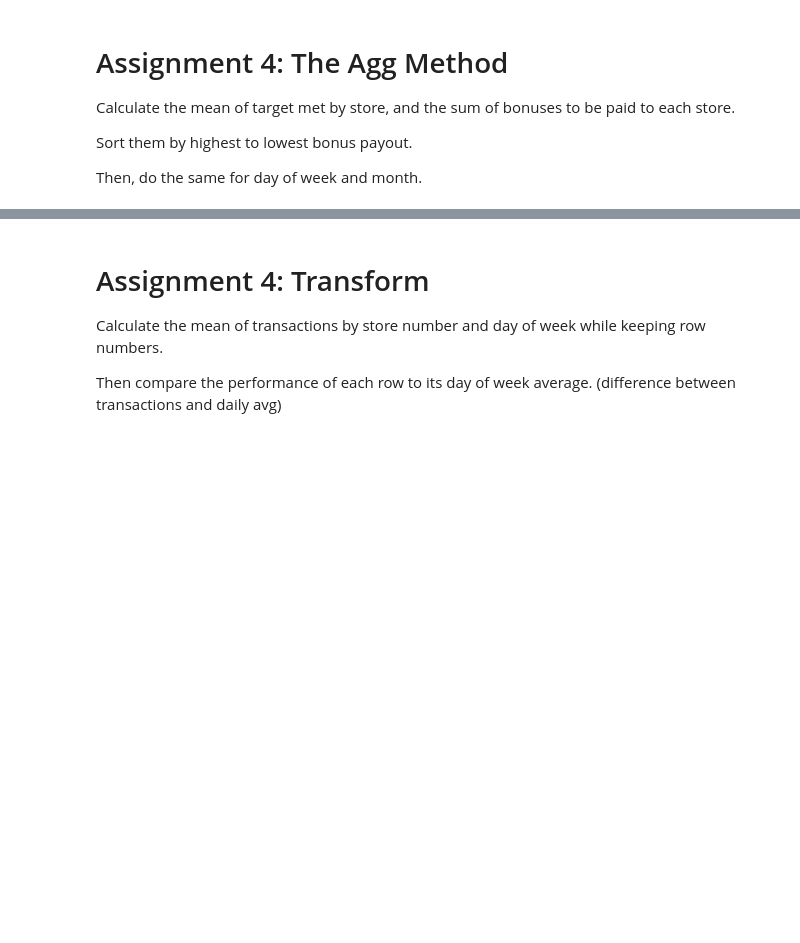
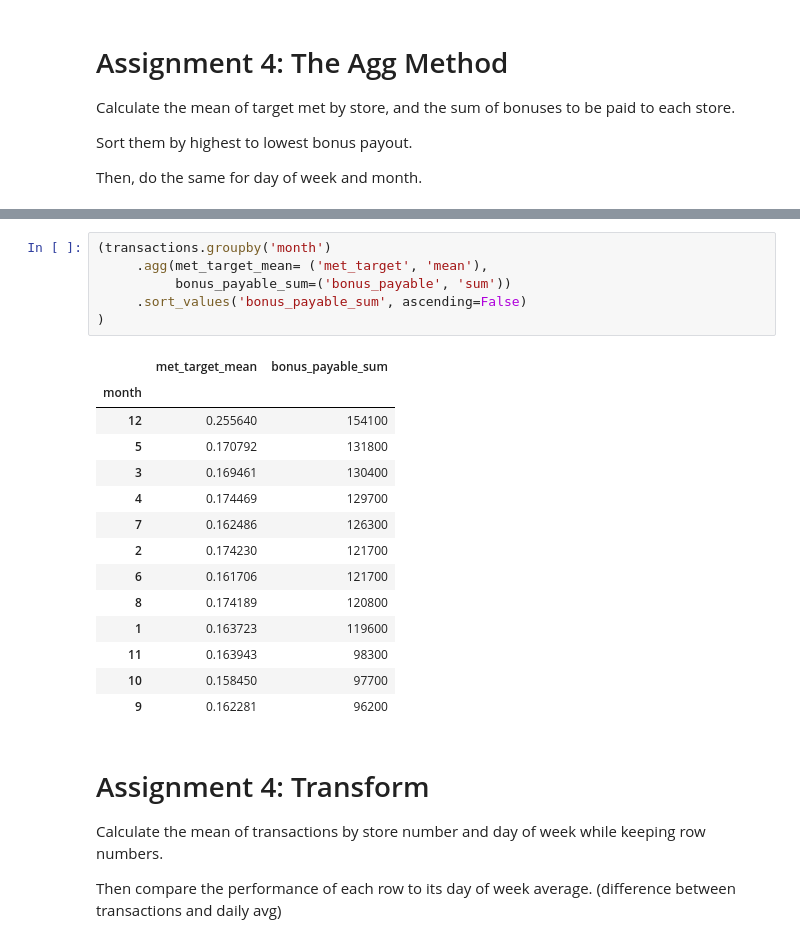
Before and after one commit to Pouria7gh/NumPy_Pandas, a Jupyter notebook: 3_ Aggregating_DataFrames/section04_aggregations.ipynb, the cells around one changed output, grey strips where cells are left out. Drawn from its saved outputs; the diff is of its cells as text; blank space fills up the shorter version.

```diff
--- a/3_ Aggregating_DataFrames/section04_aggregations.ipynb
+++ b/3_ Aggregating_DataFrames/section04_aggregations.ipynb
@@ -183,3 +231,24 @@ transactions.head()
+# %%
+(transactions.groupby('month')
+     .agg(met_target_mean= ('met_target', 'mean'),
+          bonus_payable_sum=('bonus_payable', 'sum'))
+     .sort_values('bonus_payable_sum', ascending=False)
+)
+# %% [output]
+|  | met_target_mean | bonus_payable_sum |
+| month |  |  |
+| 12 | 0.255640 | 154100 |
+| 5 | 0.170792 | 131800 |
+| 3 | 0.169461 | 130400 |
+| 4 | 0.174469 | 129700 |
+| 7 | 0.162486 | 126300 |
+| 2 | 0.174230 | 121700 |
+| 6 | 0.161706 | 121700 |
+| 8 | 0.174189 | 120800 |
+| 1 | 0.163723 | 119600 |
+| 11 | 0.163943 | 98300 |
+| 10 | 0.158450 | 97700 |
+| 9 | 0.162281 | 96200 |
 # %% [markdown]
 # Assignment 4: Transform
 
```
Also changed, not shown: parts of 4 cells of this notebook, 2 other files.
